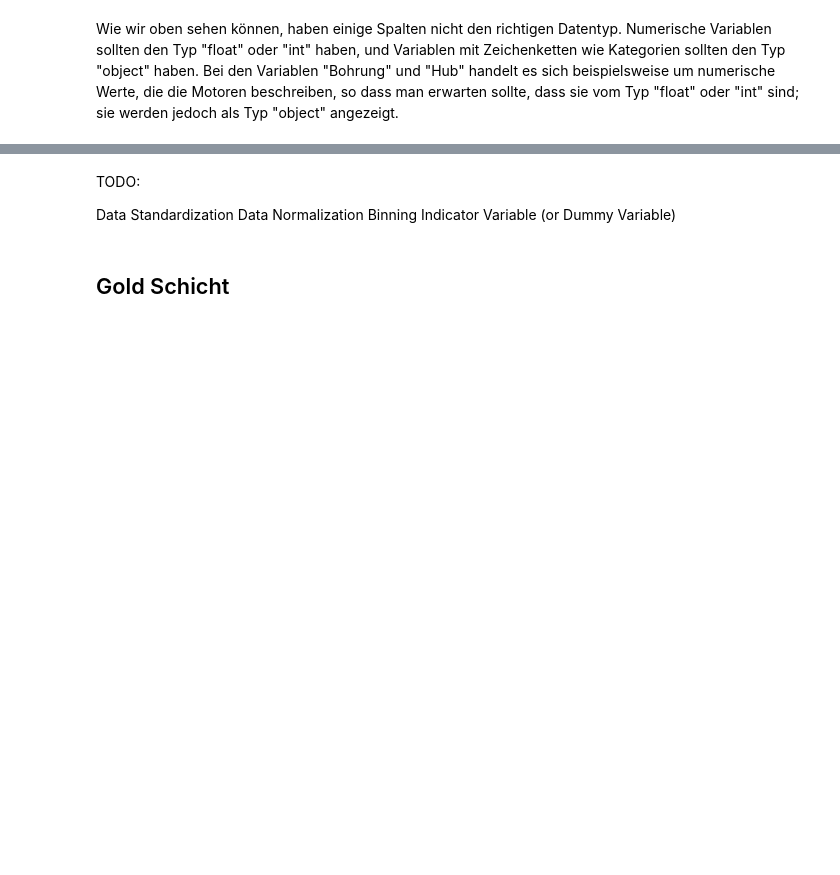
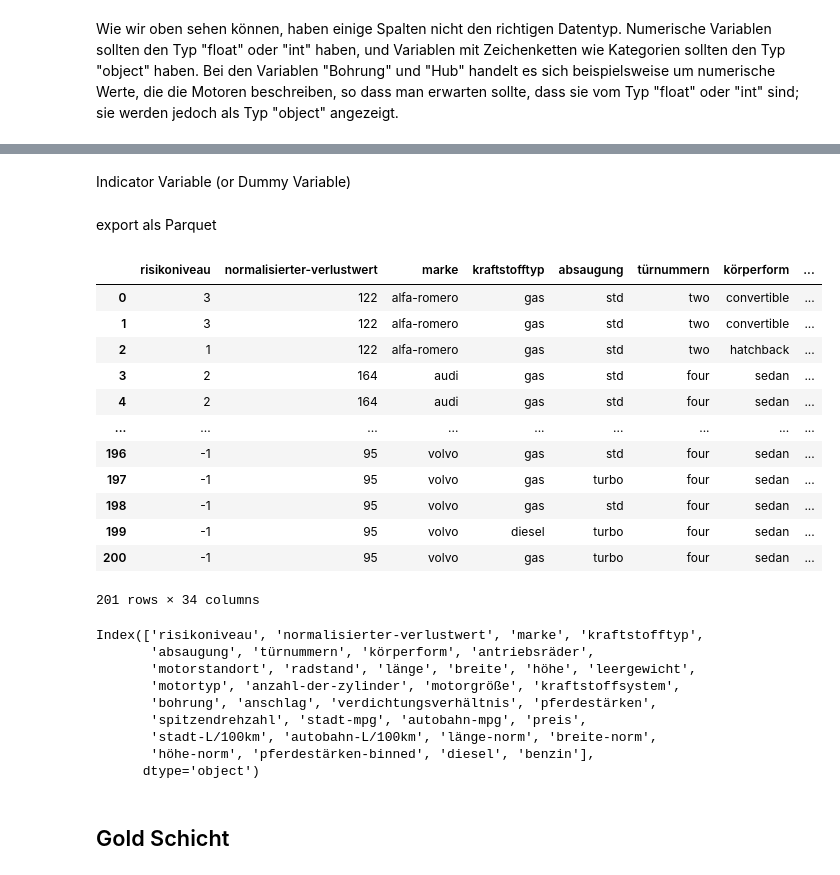
Before and after one commit to GermanCodeIsAwful/dataWareSeminararbeit, a Jupyter notebook: DeltaLake.ipynb, the cells around one changed output, grey strips where cells are left out. Cells and saved outputs as stored; diff of their text form; code cells hidden in the pictures; blank space fills up the shorter version.

```diff
--- a/DeltaLake.ipynb
+++ b/DeltaLake.ipynb
@@ -213,0 +205,3 @@ dtype: object
+# %%
+bronze_df['stadt-L/100km'] = 235/bronze_df['stadt-mpg']
+bronze_df['autobahn-L/100km'] = 235/bronze_df['autobahn-mpg']
@@ -213,0 +212,6 @@ dtype: object
+# %%
+bronze_df['länge-norm'] = bronze_df['länge'] / bronze_df['länge'].max()
+bronze_df['breite-norm'] = bronze_df['breite'] / bronze_df['breite'].max()
+bronze_df['höhe-norm'] = bronze_df['höhe'] / bronze_df['höhe'].max()
+
+display(bronze_df[['länge-norm','breite-norm','höhe-norm']].head())
@@ -213,0 +229,6 @@ dtype: object
+# %%
+bins = np.linspace(min(bronze_df['pferdestärken']), max(bronze_df['pferdestärken']), 4)
+gruppen_namen = ['niedrig', 'mittel', 'hoch']
+bronze_df['pferdestärken-binned'] = pd.cut(bronze_df['pferdestärken'], bins, labels=gruppen_namen, include_lowest=True )
+# bronze_df['pferdestärken-binned'] = pd.qcut(bronze_df['pferdestärken'], 3, labels=['niedrig', 'mittel', 'hoch'])
+display(bronze_df[['pferdestärken','pferdestärken-binned']].head(20))
@@ -214,7 +253,2 @@ dtype: object
 # %% [markdown]
-TODO:
-
-Data Standardization
-Data Normalization
-Binning
 Indicator Variable (or Dummy Variable)
@@ -223,2 +255,41 @@ Indicator Variable (or Dummy Variable)
+# %%
+dummy = pd.get_dummies(bronze_df['kraftstofftyp'])
+bronze_df = pd.concat([bronze_df, dummy], axis=1)
+bronze_df.rename(columns={'gas': 'benzin'}, inplace=True)
+# %% [markdown]
+export als Parquet
+# %%
+parquet_file_path = os.path.join('.', 'silber')
+parquet_file_name = 'auto_silber.parquet'
+
+if not os.path.exists(parquet_file_path):
+    os.mkdir(parquet_file_path)
+
+bronze_df.to_parquet(os.path.join(parquet_file_path, parquet_file_name))
+display(bronze_df)
+print(bronze_df.columns)
+# %% [output]
+|  | risikoniveau | normalisierter-verlustwert | marke | kraftstofftyp | absaugung | türnummern | körperform | ... |
+| 0 | 3 | 122 | alfa-romero | gas | std | two | convertible | ... |
+| 1 | 3 | 122 | alfa-romero | gas | std | two | convertible | ... |
+| 2 | 1 | 122 | alfa-romero | gas | std | two | hatchback | ... |
+| 3 | 2 | 164 | audi | gas | std | four | sedan | ... |
+| 4 | 2 | 164 | audi | gas | std | four | sedan | ... |
+| ... | ... | ... | ... | ... | ... | ... | ... | ... |
+| 196 | -1 | 95 | volvo | gas | std | four | sedan | ... |
+| 197 | -1 | 95 | volvo | gas | turbo | four | sedan | ... |
+| 198 | -1 | 95 | volvo | gas | std | four | sedan | ... |
+| 199 | -1 | 95 | volvo | diesel | turbo | four | sedan | ... |
+| 200 | -1 | 95 | volvo | gas | turbo | four | sedan | ... |
+201 rows × 34 columns
+Index(['risikoniveau', 'normalisierter-verlustwert', 'marke', 'kraftstofftyp',
+       'absaugung', 'türnummern', 'körperform', 'antriebsräder',
+       'motorstandort', 'radstand', 'länge', 'breite', 'höhe', 'leergewicht',
+       'motortyp', 'anzahl-der-zylinder', 'motorgröße', 'kraftstoffsystem',
+       'bohrung', 'anschlag', 'verdichtungsverhältnis', 'pferdestärken',
+       'spitzendrehzahl', 'stadt-mpg', 'autobahn-mpg', 'preis',
+       'stadt-L/100km', 'autobahn-L/100km', 'länge-norm', 'breite-norm',
+       'höhe-norm', 'pferdestärken-binned', 'diesel', 'benzin'],
+      dtype='object')
 # %% [markdown]
 ## Gold Schicht
```
Also changed, not shown: parts of 20 cells of this notebook, 11 other files.
